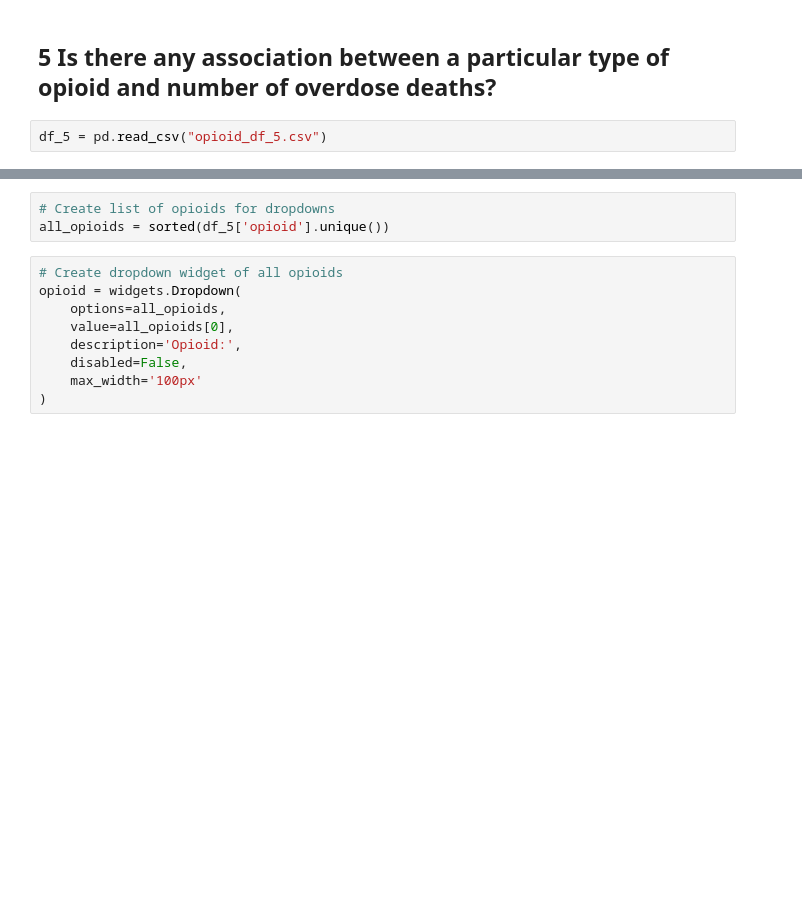
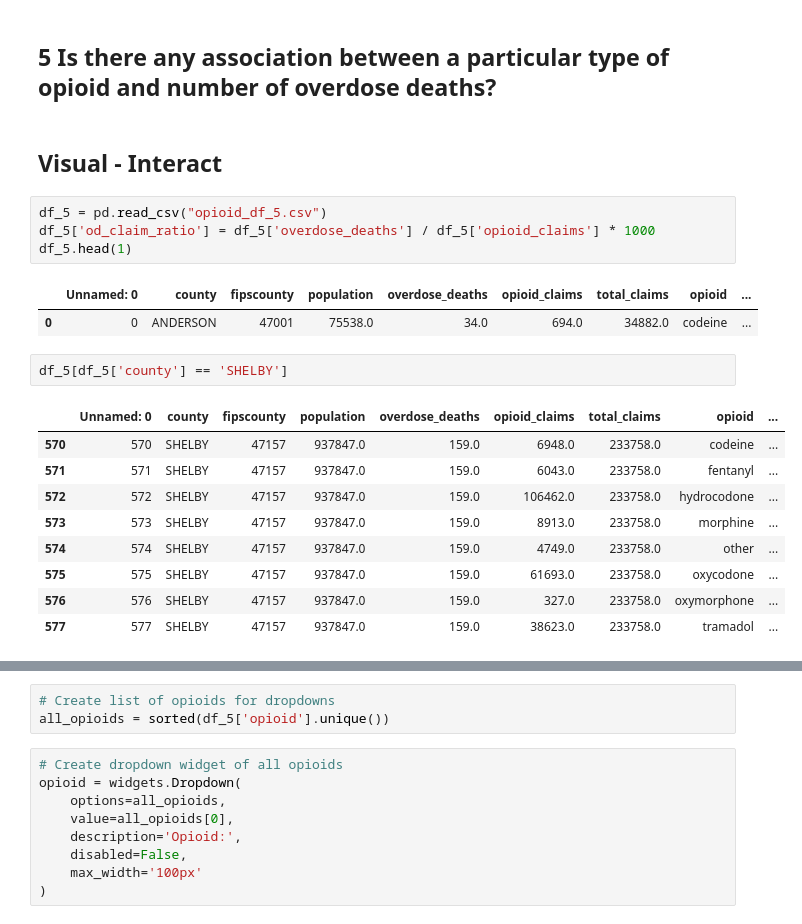
Before and after one commit to nss-data-science-cohort-4/sql_rx_project-mmm, a Jupyter notebook: parker_visuals.ipynb, the cells around one changed output, grey strips where cells are left out. Cells and saved outputs as stored; diff of their text form; blank space fills up the shorter version.

Commit message:
Completed Visuals - may or may not be final

```diff
--- a/parker_visuals.ipynb
+++ b/parker_visuals.ipynb
@@ -28,5 +36,24 @@ fig.show()
 [interactive output not drawn]
 # %% [markdown]
 ## 5 Is there any association between a particular type of opioid and number of overdose deaths?
+# %% [markdown]
+## Visual - Interact
 # %%
 df_5 = pd.read_csv("opioid_df_5.csv")
+df_5['od_claim_ratio'] = df_5['overdose_deaths'] / df_5['opioid_claims'] * 1000
+df_5.head(1)
+# %% [output]
+|  | Unnamed: 0 | county | fipscounty | population | overdose_deaths | opioid_claims | total_claims | opioid | ... |
+| 0 | 0 | ANDERSON | 47001 | 75538.0 | 34.0 | 694.0 | 34882.0 | codeine | ... |
+# %%
+df_5[df_5['county'] == 'SHELBY']
+# %% [output]
+|  | Unnamed: 0 | county | fipscounty | population | overdose_deaths | opioid_claims | total_claims | opioid | ... |
+| 570 | 570 | SHELBY | 47157 | 937847.0 | 159.0 | 6948.0 | 233758.0 | codeine | ... |
+| 571 | 571 | SHELBY | 47157 | 937847.0 | 159.0 | 6043.0 | 233758.0 | fentanyl | ... |
+| 572 | 572 | SHELBY | 47157 | 937847.0 | 159.0 | 106462.0 | 233758.0 | hydrocodone | ... |
+| 573 | 573 | SHELBY | 47157 | 937847.0 | 159.0 | 8913.0 | 233758.0 | morphine | ... |
+| 574 | 574 | SHELBY | 47157 | 937847.0 | 159.0 | 4749.0 | 233758.0 | other | ... |
+| 575 | 575 | SHELBY | 47157 | 937847.0 | 159.0 | 61693.0 | 233758.0 | oxycodone | ... |
+| 576 | 576 | SHELBY | 47157 | 937847.0 | 159.0 | 327.0 | 233758.0 | oxymorphone | ... |
+| 577 | 577 | SHELBY | 47157 | 937847.0 | 159.0 | 38623.0 | 233758.0 | tramadol | ... |
```
Also changed, not shown: parts of 25 cells of this notebook.
